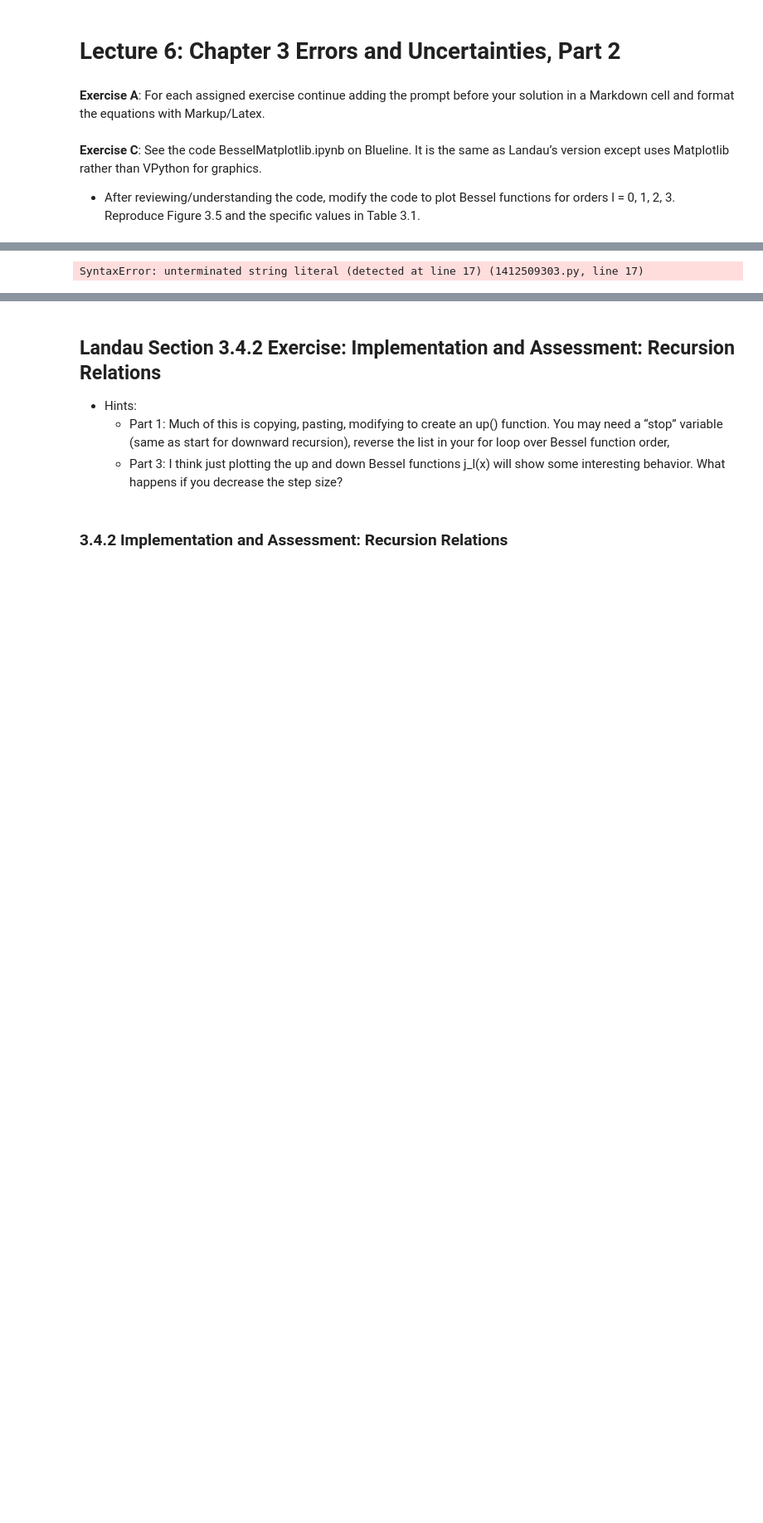
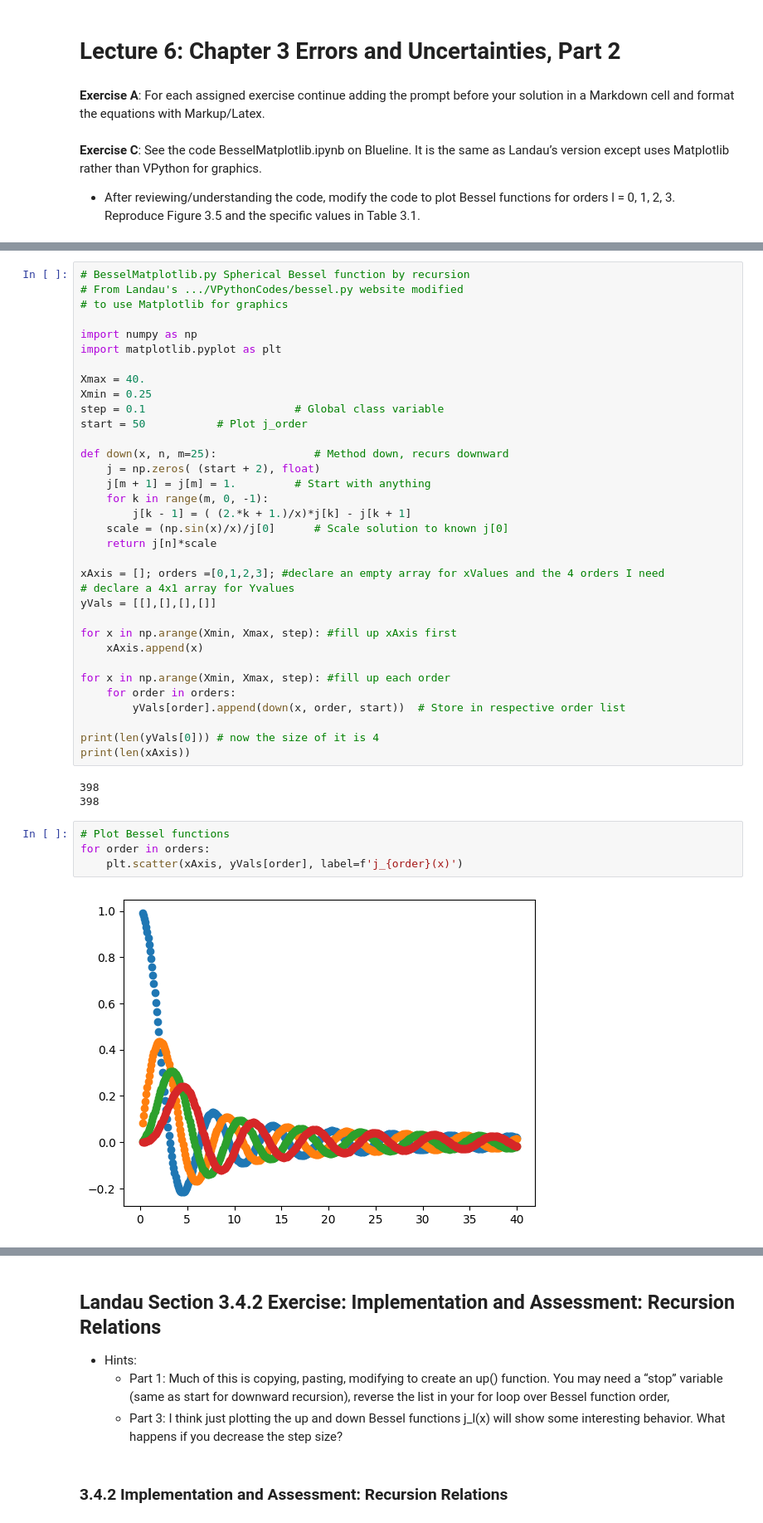
Before and after one commit to Zslw/PHY553ComputationalPhysics, a Jupyter notebook: MyCodes/Ch3/Notebook3-Ch3ErrorAndUncertainties1.ipynb, the cells around one changed output, grey strips where cells are left out. Shown: that part at 83% size. Cells and saved outputs as stored; diff of their text form; blank space fills up the shorter version.

```diff
--- a/MyCodes/Ch3/Notebook3-Ch3ErrorAndUncertainties1.ipynb
+++ b/MyCodes/Ch3/Notebook3-Ch3ErrorAndUncertainties1.ipynb
@@ -395,3 +415,43 @@ Table 3.1.
 # %%
+# BesselMatplotlib.py Spherical Bessel function by recursion
+# From Landau's .../VPythonCodes/bessel.py website modified
+# to use Matplotlib for graphics
+
+import numpy as np
+import matplotlib.pyplot as plt
+
+Xmax = 40.
+Xmin = 0.25
+step = 0.1                       # Global class variable
+start = 50           # Plot j_order
+
+def down(x, n, m=25):               # Method down, recurs downward
+    j = np.zeros( (start + 2), float)
+    j[m + 1] = j[m] = 1.         # Start with anything
+    for k in range(m, 0, -1):
+        j[k - 1] = ( (2.*k + 1.)/x)*j[k] - j[k + 1]
+    scale = (np.sin(x)/x)/j[0]      # Scale solution to known j[0]
+    return j[n]*scale
+
+xAxis = []; orders =[0,1,2,3]; #declare an empty array for xValues and the 4 orders I need
+# declare a 4x1 array for Yvalues
+yVals = [[],[],[],[]]
+
+for x in np.arange(Xmin, Xmax, step): #fill up xAxis first
+    xAxis.append(x)
+
+for x in np.arange(Xmin, Xmax, step): #fill up each order
+    for order in orders:
+        yVals[order].append(down(x, order, start))  # Store in respective order list
+
+print(len(yVals[0])) # now the size of it is 4
+print(len(xAxis))
 # %% [output]
-SyntaxError: unterminated string literal (detected at line 17) (1412509303.py, line 17)
+398
+398
+# %%
+# Plot Bessel functions
+for order in orders:
+    plt.scatter(xAxis, yVals[order], label=f'j_{order}(x)')
+# %% [output]
+[figure, added]
```
Also changed, not shown: parts of 8 cells of this notebook, 3 other files.
